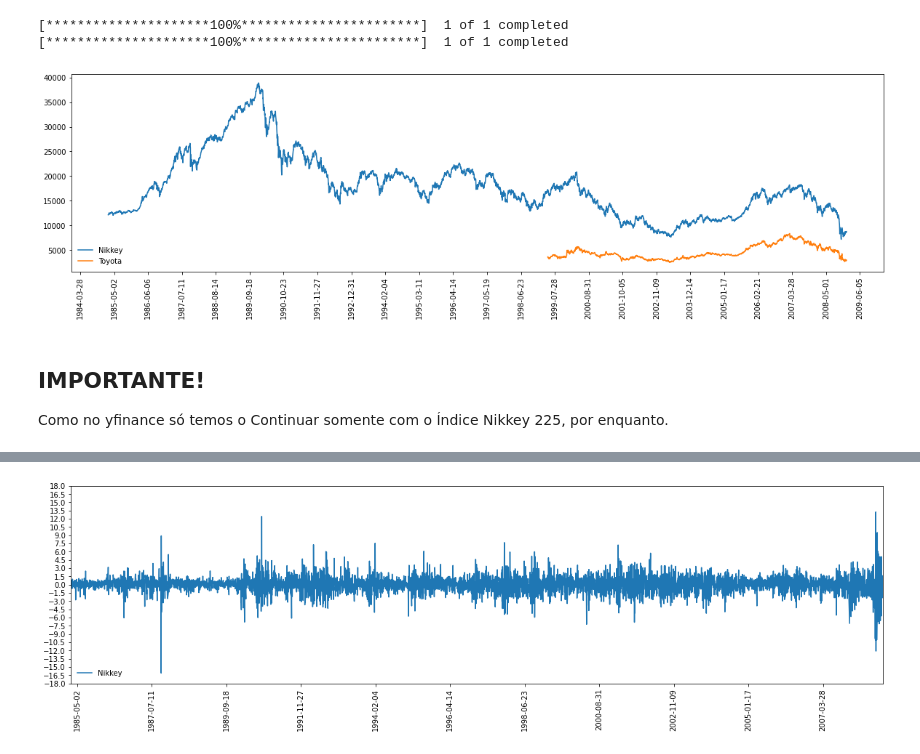
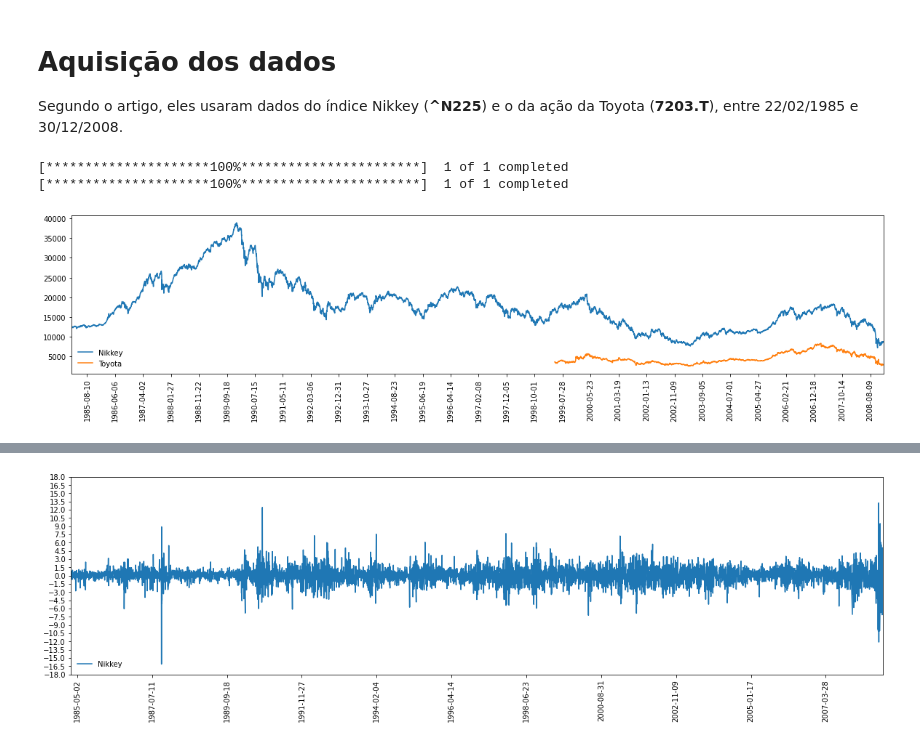
Before and after one commit to cafe-com-analytics/stock_market_index_daily_direction, a Jupyter notebook: notebooks/01_reproducing_paper.ipynb, the cells around one changed output, grey strips where cells are left out. Saved outputs shown, nothing was run; the diff lists cells and outputs as text; code cells hidden in the pictures.

```diff
--- a/notebooks/01_reproducing_paper.ipynb
+++ b/notebooks/01_reproducing_paper.ipynb
@@ -6,3 +9,7 @@ import yfinance as yf
+# %% [markdown]
+# Aquisição dos dados
+
+Segundo o artigo, eles usaram dados do índice Nikkey (**^N225**) e o da ação da Toyota (**7203.T**), entre 22/02/1985 e 30/12/2008.
 # %%
 df_nikkey = yf.download("^N225", start="1985-02-21", end="2008-12-30")
 df_toyota = yf.download("7203.T", start="1985-02-21", end="2008-12-30")
@@ -10,20 +17,19 @@ df_toyota = yf.download("7203.T", start="1985-02-21", end="2008-12-30")
 [*********************100%***********************]  1 of 1 completed
 [*********************100%***********************]  1 of 1 completed
 # %%
-fig = plt.figure(figsize=(20, 5))
+fig = plt.figure(figsize=(20, 4))
 ax = fig.add_subplot(111)
 
 ax.plot(df_nikkey['Close'], label="Nikkey")
 ax.plot(df_toyota['Close'], label="Toyota")
 
+date_min = df_nikkey.index.min()
+date_max = df_nikkey.index.max()
 ax.xaxis.set_major_locator(plt.MaxNLocator(30))
+ax.set_xlim(left=date_min, right=date_max)
 
 ax.legend(loc='lower left', frameon=False)
 plt.xticks(rotation=90)
 plt.show();
 # %% [output]
-[figure, old version]
+[figure, new version]
-# %% [markdown]
-## IMPORTANTE!
-Como no yfinance só temos o
-Continuar somente com o Índice Nikkey 225, por enquanto.
```
Also changed, not shown: parts of 12 cells of this notebook.
